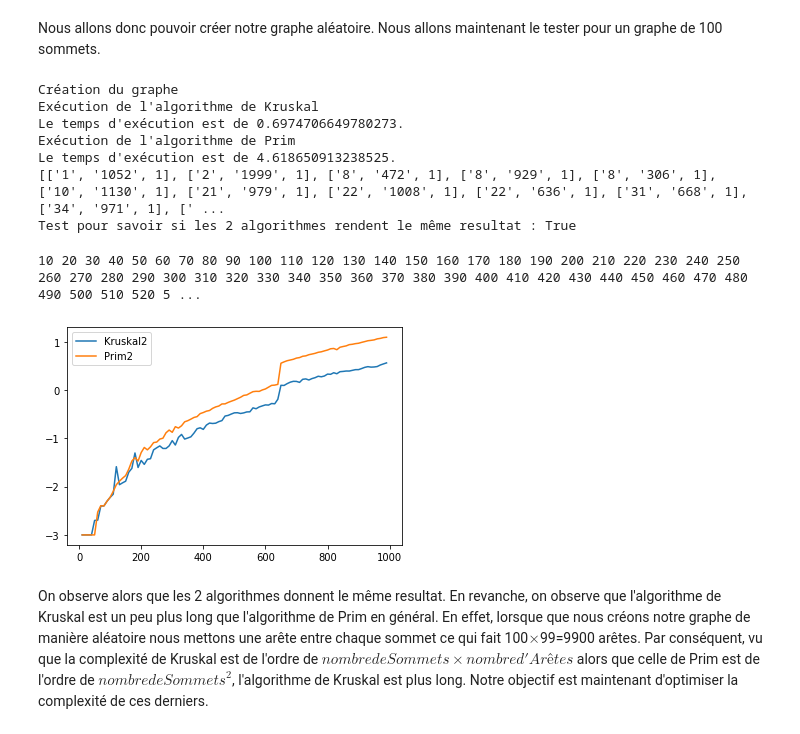
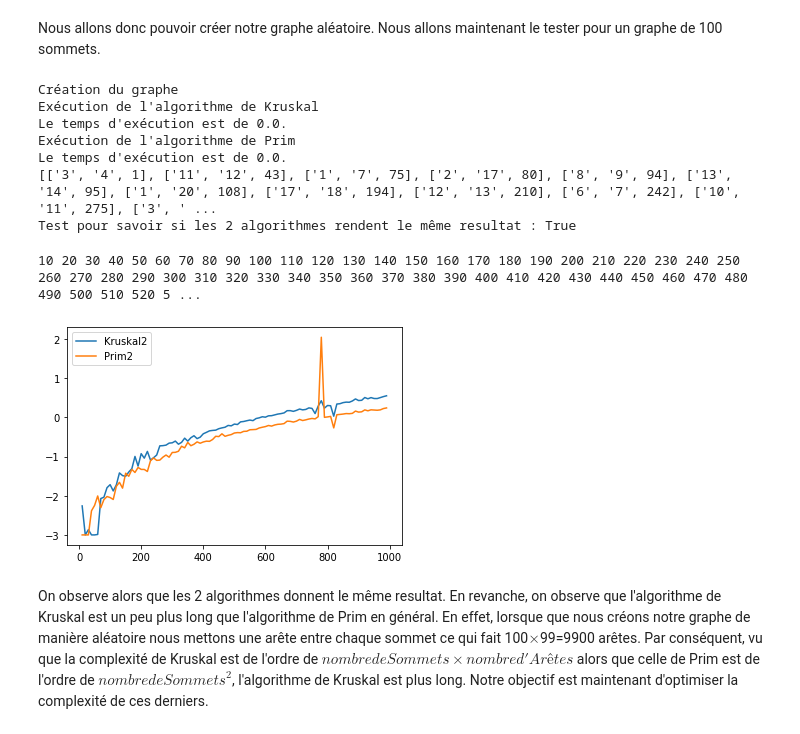
Before and after one commit to vbertret/Optimisation-Discrete, a Jupyter notebook: TEST.ipynb, the cells around one changed output. Drawn from its saved outputs; the diff is of its cells as text; code cells hidden in the pictures.

```diff
--- a/TEST.ipynb
+++ b/TEST.ipynb
@@ -98,12 +98,12 @@ def Prim2(G):
         if extremite1+extremite2<2:
             if extremite1:
                 for key2 in G.ar[minimum[2]].keys():
-                    if key2 not in Gfinal.so:
-                        heappush(heap , (G.ar[minimum[2]][key2] ,minimum[2],key2))
+                    #if key2 not in Gfinal.so:
+                    heappush(heap , (G.ar[minimum[2]][key2] ,minimum[2],key2))
             else :
                 for key2 in G.ar[minimum[1]].keys():
-                    if key2 not in Gfinal.so:
-                        heappush(heap ,(G.ar[minimum[1]][key2],minimum[1],key2))
+                    #if key2 not in Gfinal.so:
+                    heappush(heap ,(G.ar[minimum[1]][key2],minimum[1],key2))
             Gfinal.ajouterArete(minimum[1],minimum[2],minimum[0])
     return(Gfinal)
 # %%
@@ -278,8 +278,8 @@ def genGraphe2(nbS=10,nbA=100,minVal=1,maxVal=1000):
 Nous allons donc pouvoir créer notre graphe aléatoire. Nous allons maintenant le tester pour un graphe de 100 sommets.
 # %%
 print("Création du graphe")
-nbS=2000
-B=genGraphe2(nbS,100*2000)
+nbS=20
+B=genGraphe2(nbS,30)
 print("Exécution de l'algorithme de Kruskal")
 t1=time.time()
 arbre1=Kruskal2(B)
@@ -297,10 +297,10 @@ print(f"Test pour savoir si les 2 algorithmes rendent le même resultat : {all([
 # %% [output]
 Création du graphe
 Exécution de l'algorithme de Kruskal
-Le temps d'exécution est de 0.6974706649780273.
+Le temps d'exécution est de 0.0.
 Exécution de l'algorithme de Prim
-Le temps d'exécution est de 4.618650913238525.
-[['1', '1052', 1], ['2', '1999', 1], ['8', '472', 1], ['8', '929', 1], ['8', '306', 1], ['10', '1130', 1], ['21', '979', 1], ['22', '1008', 1], ['22', '636', 1], ['31', '668', 1], ['34', '971', 1], [' ...
+Le temps d'exécution est de 0.0.
+[['3', '4', 1], ['11', '12', 43], ['1', '7', 75], ['2', '17', 80], ['8', '9', 94], ['13', '14', 95], ['1', '20', 108], ['17', '18', 194], ['12', '13', 210], ['6', '7', 242], ['10', '11', 275], ['3', ' ...
 Test pour savoir si les 2 algorithmes rendent le même resultat : True
 # %%
 import matplotlib.pyplot as plt
@@ -315,7 +315,7 @@ o=[]
 
 for i in nTest:
     print(i, end=" ")
-    B=genGraphe2(i,i*30000)
+    B=genGraphe2(i,i*500)
 
     t1=time.time()
     arbre1=Kruskal2(B)
@@ -334,34 +334,34 @@ for i in nTest:
         tkruskal1.append(math.log(t2-t1,10))
     """
     t1=time.time()
     arbre1=Prim2(B)
     t2=time.time()
     if (t2-t1)<0.001:
         tprim2.append(-3)
     else:
         tprim2.append(math.log(t2-t1,10))
     """
     t1=time.time()
     arbre1=Prim(B)
     t2=time.time()
     if (t2-t1)<0.001:
         tprim1.append(-3)
     else:
         tprim1.append(math.log(t2-t1,10))
     """
     o.append(i)
 
 #plt.plot(nTest,tkruskal1,label="Kruskal1")
 plt.plot(nTest,tkruskal2,label="Kruskal2")
 #plt.plot(nTest,tprim1,label="Prim1")
 plt.plot(nTest,tprim2,label="Prim2")
 plt.legend()
 
 #plt.plot(nTest,o)
 plt.show()
 # %% [output]
 10 20 30 40 50 60 70 80 90 100 110 120 130 140 150 160 170 180 190 200 210 220 230 240 250 260 270 280 290 300 310 320 330 340 350 360 370 380 390 400 410 420 430 440 450 460 470 480 490 500 510 520 5 ...
-[figure, old version]
+[figure, new version]
 # %% [markdown]
 On observe alors que les 2 algorithmes donnent le même resultat. En revanche, on observe que l'algorithme de Kruskal est un peu plus long que l'algorithme de Prim en général. En effet, lorsque que nous créons notre graphe de manière aléatoire nous mettons une arête entre chaque sommet ce qui fait 100$\times$99=9900 arêtes. Par conséquent, vu que la complexité de Kruskal est de l'ordre de $nombre de Sommets \times nombred'Arêtes$ alors que celle de  Prim est de l'ordre de ${nombredeSommets}^2$, l'algorithme de Kruskal est plus long. Notre objectif est maintenant d'optimiser la complexité de ces derniers.
 # %% [markdown]
```
